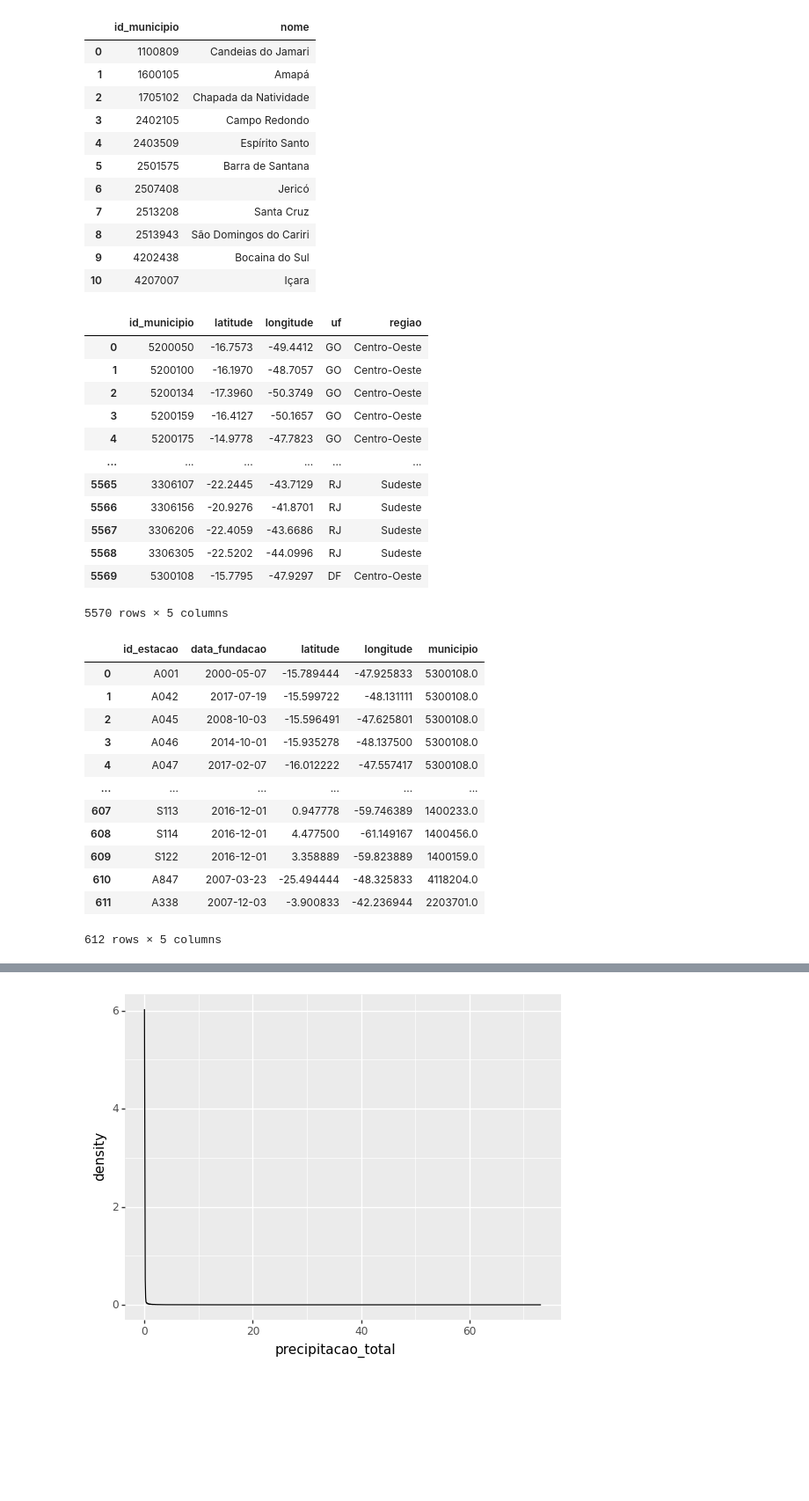
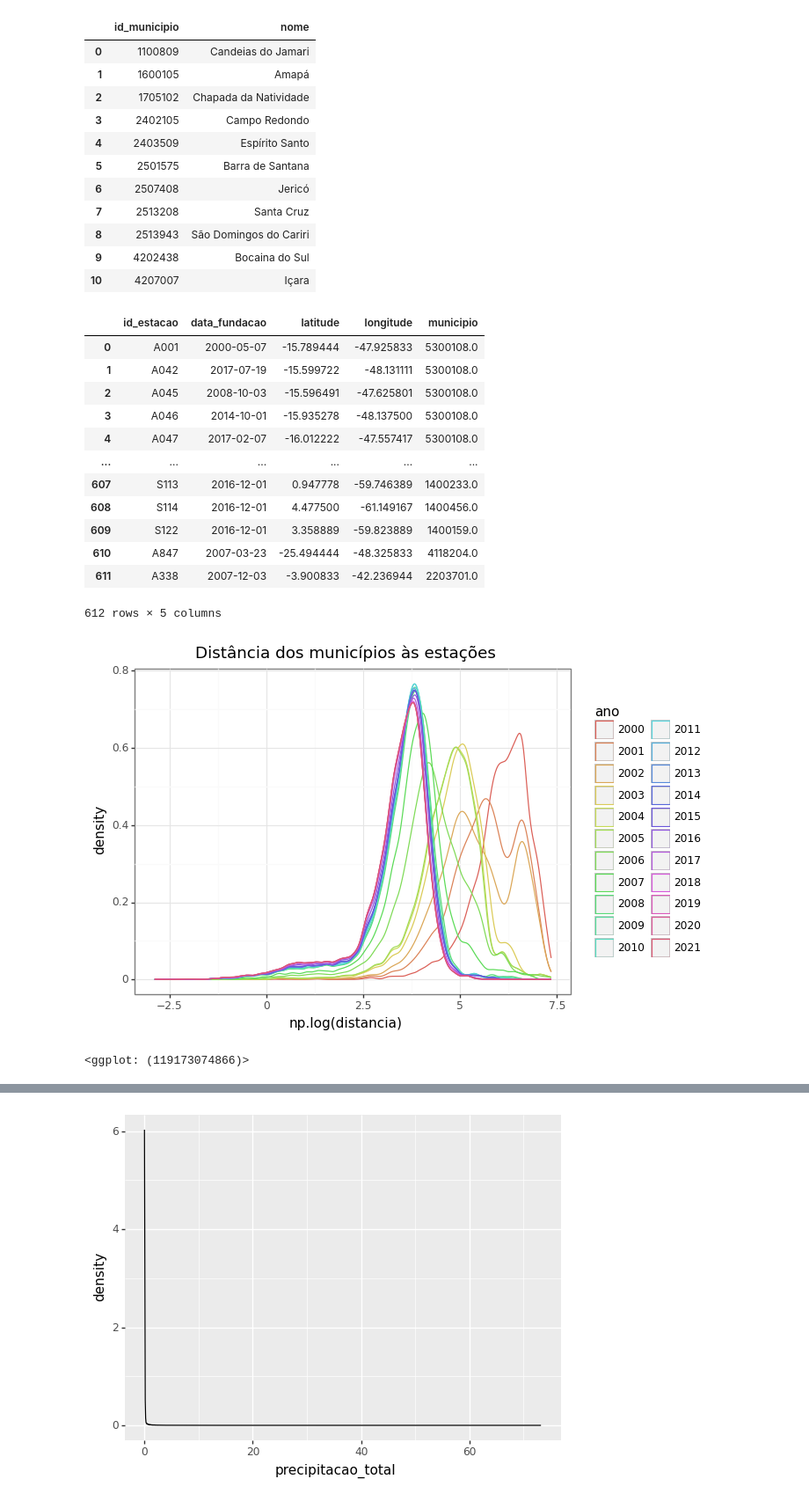
Before and after one commit to gustavo-tm/passe-livre, a Jupyter notebook: rascunho.ipynb, the cells around one changed output, grey strips where cells are left out. Shown: that part at 88% size. Saved outputs shown, nothing was run; the diff lists cells and outputs as text; code cells hidden in the pictures; blank space fills up the shorter version.

```diff
--- a/rascunho.ipynb
+++ b/rascunho.ipynb
@@ -46,36 +48,52 @@ LIMIT 100000000
 
 df = bd.read_sql(query, billing_project_id="python-371123")
 # %%
-pd.read_csv("script/municipios.csv", index_col=0)
+pd.read_csv("temp2.csv", index_col= 0).assign(data_fundacao = lambda _: pd.to_datetime(_.data_fundacao))
 # %% [output]
-|  | id_municipio | latitude | longitude | uf | regiao |
-| 0 | 5200050 | -16.7573 | -49.4412 | GO | Centro-Oeste |
-| 1 | 5200100 | -16.1970 | -48.7057 | GO | Centro-Oeste |
-| 2 | 5200134 | -17.3960 | -50.3749 | GO | Centro-Oeste |
-| 3 | 5200159 | -16.4127 | -50.1657 | GO | Centro-Oeste |
-| 4 | 5200175 | -14.9778 | -47.7823 | GO | Centro-Oeste |
+|  | id_estacao | data_fundacao | latitude | longitude | municipio |
+| 0 | A001 | 2000-05-07 | -15.789444 | -47.925833 | 5300108.0 |
+| 1 | A042 | 2017-07-19 | -15.599722 | -48.131111 | 5300108.0 |
+| 2 | A045 | 2008-10-03 | -15.596491 | -47.625801 | 5300108.0 |
+| 3 | A046 | 2014-10-01 | -15.935278 | -48.137500 | 5300108.0 |
+| 4 | A047 | 2017-02-07 | -16.012222 | -47.557417 | 5300108.0 |
 | ... | ... | ... | ... | ... | ... |
-| 5565 | 3306107 | -22.2445 | -43.7129 | RJ | Sudeste |
-| 5566 | 3306156 | -20.9276 | -41.8701 | RJ | Sudeste |
-| 5567 | 3306206 | -22.4059 | -43.6686 | RJ | Sudeste |
-| 5568 | 3306305 | -22.5202 | -44.0996 | RJ | Sudeste |
-| 5569 | 5300108 | -15.7795 | -47.9297 | DF | Centro-Oeste |
+| 607 | S113 | 2016-12-01 | 0.947778 | -59.746389 | 1400233.0 |
+| 608 | S114 | 2016-12-01 | 4.477500 | -61.149167 | 1400456.0 |
+| 609 | S122 | 2016-12-01 | 3.358889 | -59.823889 | 1400159.0 |
+| 610 | A847 | 2007-03-23 | -25.494444 | -48.325833 | 4118204.0 |
+| 611 | A338 | 2007-12-03 | -3.900833 | -42.236944 | 2203701.0 |
-5570 rows × 5 columns
+612 rows × 5 columns
-# %%
-(
- pd.read_csv("temp2.csv", index_col= 0)
-)
-# %% [output]
-|  | id_estacao | data_fundacao | latitude | longitude | municipio |
-| 0 | A001 | 2000-05-07 | -15.789444 | -47.925833 | 5300108.0 |
-| 1 | A042 | 2017-07-19 | -15.599722 | -48.131111 | 5300108.0 |
-| 2 | A045 | 2008-10-03 | -15.596491 | -47.625801 | 5300108.0 |
-| 3 | A046 | 2014-10-01 | -15.935278 | -48.137500 | 5300108.0 |
-| 4 | A047 | 2017-02-07 | -16.012222 | -47.557417 | 5300108.0 |
-| ... | ... | ... | ... | ... | ... |
-| 607 | S113 | 2016-12-01 | 0.947778 | -59.746389 | 1400233.0 |
-| 608 | S114 | 2016-12-01 | 4.477500 | -61.149167 | 1400456.0 |
-| 609 | S122 | 2016-12-01 | 3.358889 | -59.823889 | 1400159.0 |
-| 610 | A847 | 2007-03-23 | -25.494444 | -48.325833 | 4118204.0 |
-| 611 | A338 | 2007-12-03 | -3.900833 | -42.236944 | 2203701.0 |
-612 rows × 5 columns
+# %%
+df = pd.DataFrame()
+for ano in range(2000, 2022):
+    municipios = (pd.read_csv("script/municipios.csv", index_col=0)
+    .filter(["id_municipio", "latitude", "longitude"])
+    .assign(lat_rad = lambda _: np.deg2rad(_.latitude),
+            long_rad = lambda _: np.deg2rad(_.longitude))
+        )
+    estacoes = (pd.read_csv("temp2.csv", index_col= 0)
+    .assign(data_fundacao = lambda _: pd.to_datetime(_.data_fundacao))
+    .query(f"data_fundacao.dt.year <= {ano}")
+    .filter(["id_estacao", "latitude", "longitude"])
+    .assign(lat_rad = lambda _: np.deg2rad(_.latitude),
+            long_rad = lambda _: np.deg2rad(_.longitude))
+        )
+    coords = list(estacoes.assign(coord = lambda _: list(zip(_.lat_rad, _.long_rad))).coord)
+    nbrs = NearestNeighbors(n_neighbors=1, algorithm='ball_tree', metric="haversine").fit(coords)
+
+    coords = list(municipios.assign(coord = lambda _: list(zip(_.lat_rad, _.long_rad))).coord)
+    distances, indices = nbrs.kneighbors(coords)
+    out = (municipios
+    .assign(distancia = distances, NN = indices, ano = ano)
+    .assign(distancia = lambda _: _.distancia * 6371)
+    .merge(estacoes, left_on= "NN", right_index= True, how = "left")
+    .filter(["id_municipio", "id_estacao", "distancia", "ano"]))
+
+    df = pd.concat([df, out])
+
+df = df.assign(ano = lambda _: pd.Categorical(_.ano))
+# %%
+ggplot(df)+geom_density(aes("np.log(distancia)", color = "ano"))+theme_bw()+labs(title = "Distância dos municípios às estações")
+# %% [output]
+[figure, added]
+<ggplot: (119173074866)>
```
Also changed, not shown: parts of 5 cells of this notebook.
